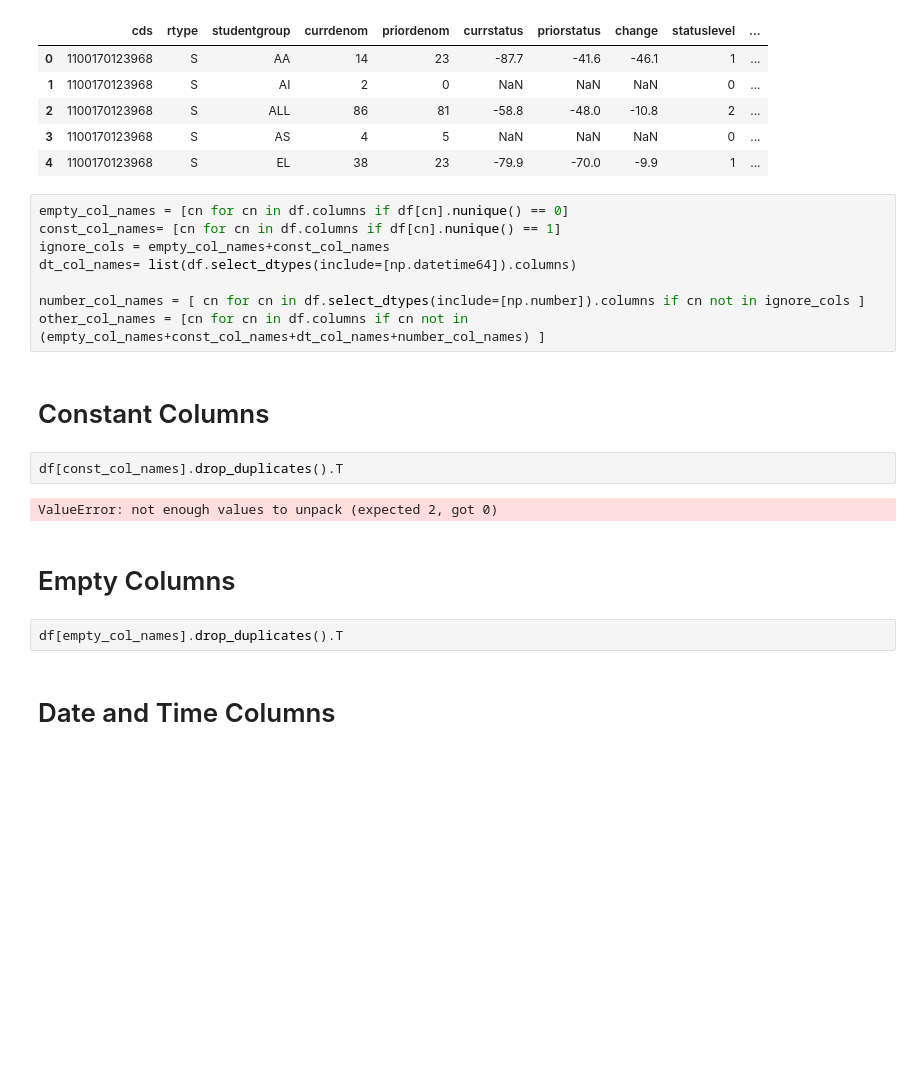
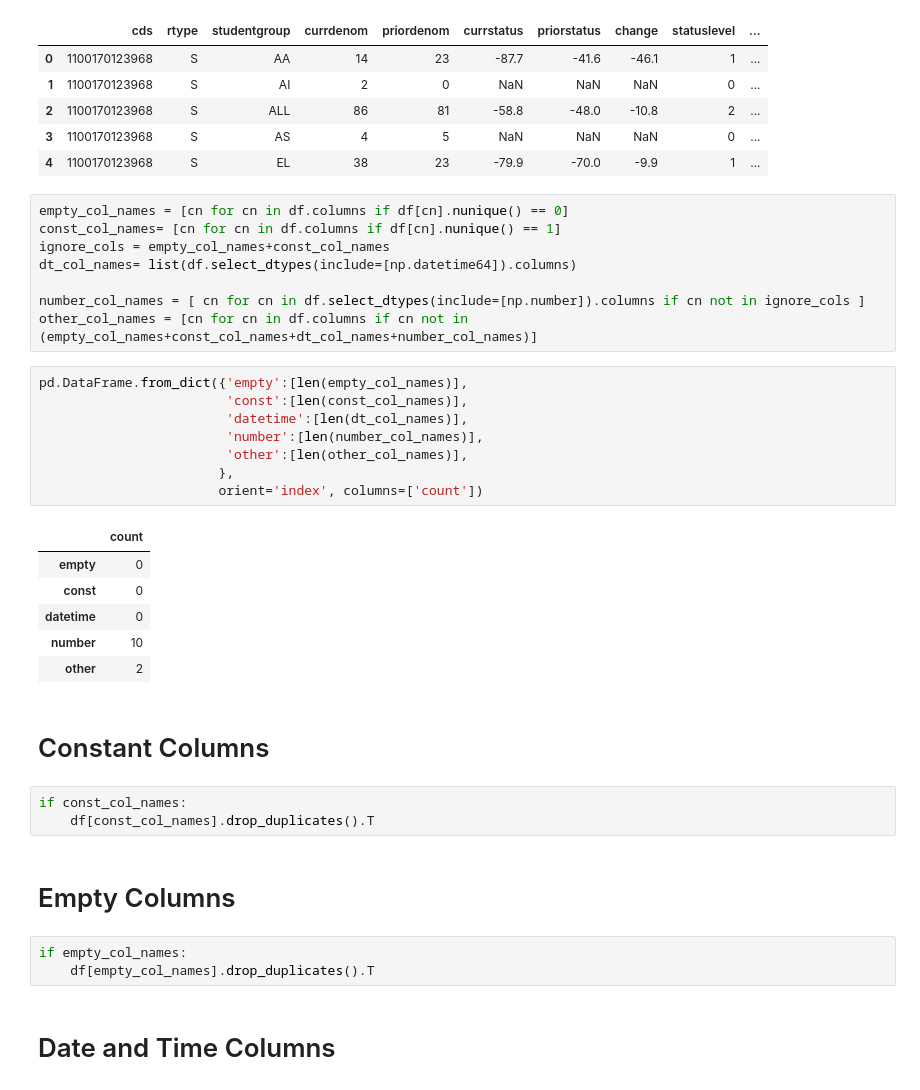
Before and after one commit to Metatab/notebook-templates, a Jupyter notebook: eda.ipynb, the cells around one changed output. Drawn from its saved outputs; the diff is of its cells as text; blank space fills up the shorter version.

```diff
--- a/eda.ipynb
+++ b/eda.ipynb
@@ -63,16 +64,31 @@ ignore_cols = empty_col_names+const_col_names
 dt_col_names= list(df.select_dtypes(include=[np.datetime64]).columns)
 
 number_col_names = [ cn for cn in df.select_dtypes(include=[np.number]).columns if cn not in ignore_cols ]
-other_col_names = [cn for cn in df.columns if cn not in (empty_col_names+const_col_names+dt_col_names+number_col_names) ]
+other_col_names = [cn for cn in df.columns if cn not in (empty_col_names+const_col_names+dt_col_names+number_col_names)]
+# %%
+pd.DataFrame.from_dict({'empty':[len(empty_col_names)],
+                        'const':[len(const_col_names)],
+                        'datetime':[len(dt_col_names)],
+                        'number':[len(number_col_names)],
+                        'other':[len(other_col_names)],
+                       },
+                       orient='index', columns=['count'])
+# %% [output]
+|  | count |
+| empty | 0 |
+| const | 0 |
+| datetime | 0 |
+| number | 10 |
+| other | 2 |
 # %% [markdown]
 # Constant Columns
 # %%
-df[const_col_names].drop_duplicates().T
+if const_col_names:
+    df[const_col_names].drop_duplicates().T
-# %% [output]
-ValueError: not enough values to unpack (expected 2, got 0)
 # %% [markdown]
 # Empty Columns
 # %%
-df[empty_col_names].drop_duplicates().T
+if empty_col_names:
+    df[empty_col_names].drop_duplicates().T
 # %% [markdown]
 # Date and Time Columns
```
Also changed, not shown: parts of 12 cells of this notebook.
